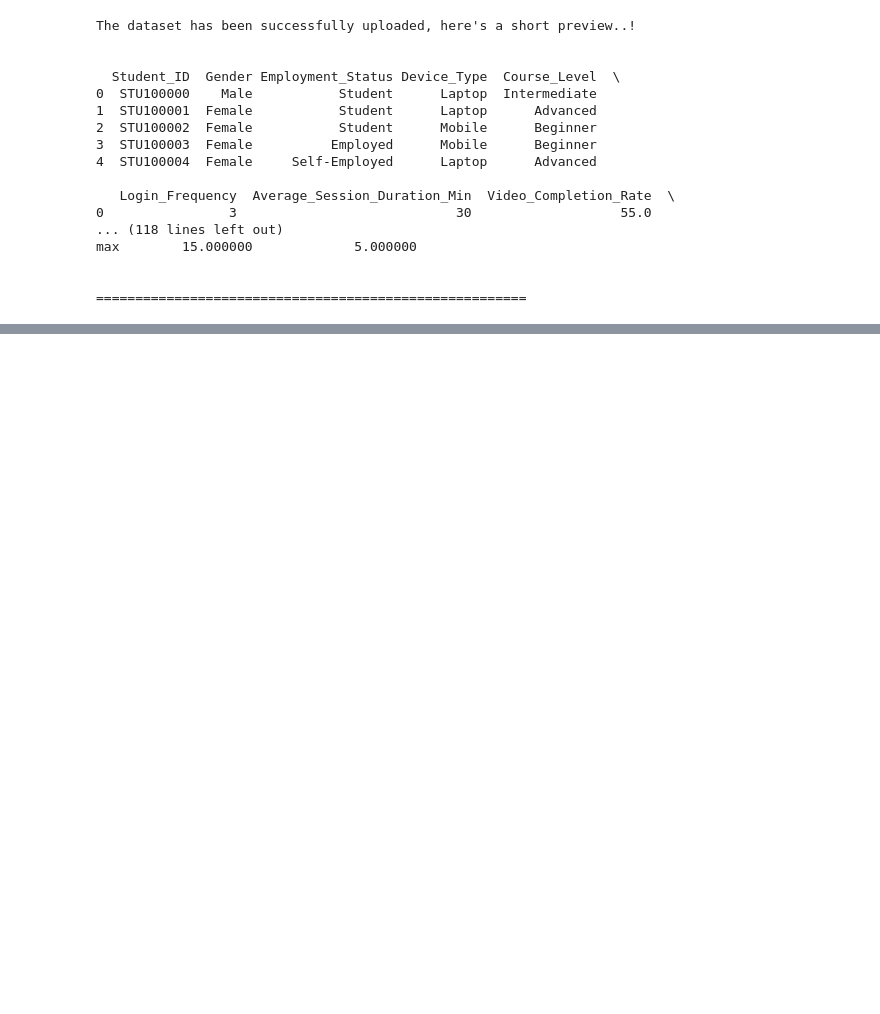
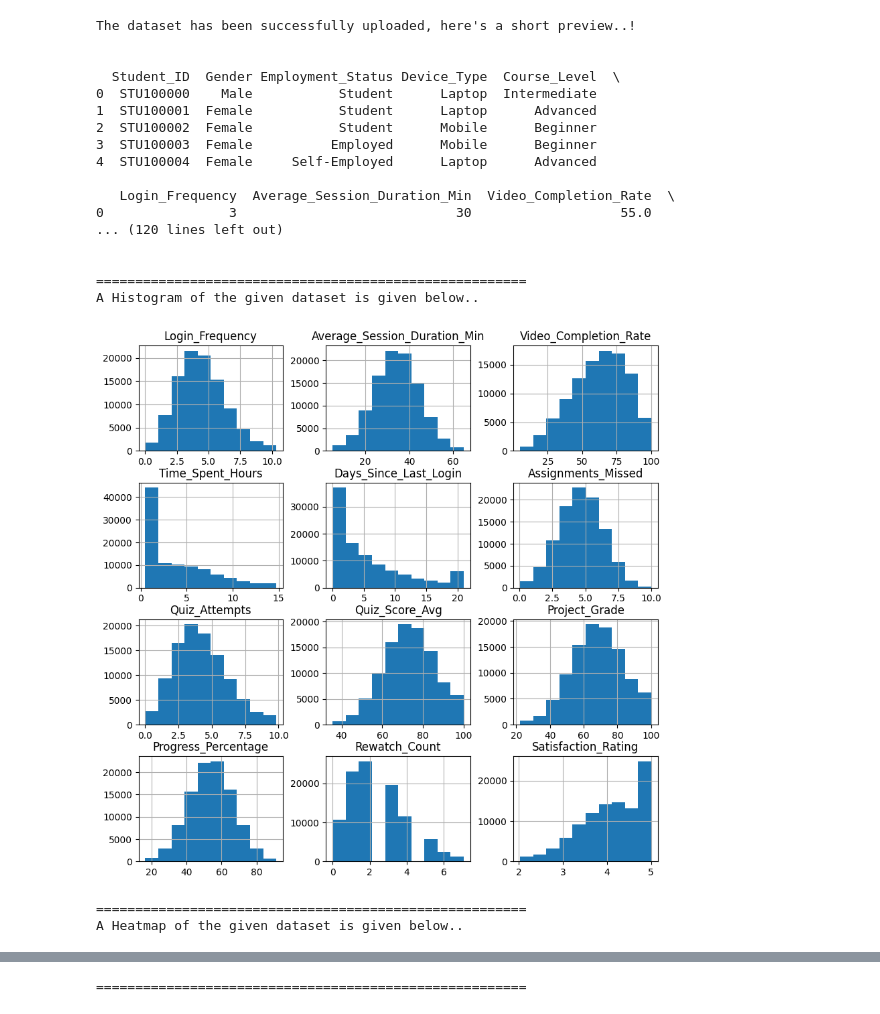
Before and after one commit to Aaditya-229/DataForge_1.0, a Jupyter notebook: ALL_in_one.ipynb, the cells around one changed output, grey strips where cells are left out. Drawn from its saved outputs; the diff is of its cells as text; code cells hidden in the pictures; blank space fills up the shorter version.

Commit message:
added a few modules, solved scaling and label encoding problems

```diff
--- a/ALL_in_one.ipynb
+++ b/ALL_in_one.ipynb
@@ -67,0 +159,37 @@ def summary_of_data(data):
+# %%
+import pandas as pd
+import numpy as np
+from sklearn.experimental import enable_iterative_imputer
+from sklearn.impute import IterativeImputer, KNNImputer
+
+def multivariate_imputation(data, strategy='knn', n_neighbors=5, max_iter=10):
+
+    df_imputed = data.copy()
+
+    num_cols = df_imputed.select_dtypes(include=[np.number]).columns
+
+    missing_count = df_imputed[num_cols].isnull().sum().sum()
+    if missing_count == 0:
+        print("No missing values found in numerical columns. Skipping imputation.")
+        return df_imputed
+
+    print(f"Starting multivariate imputation using '{strategy.upper()}' strategy...")
+    print(f" -> Found {missing_count} missing values to impute.\n")
+
+    if strategy == 'knn':
+        imputer = KNNImputer(n_neighbors=n_neighbors)
+    elif strategy == 'iterative':
+
+        imputer = IterativeImputer(max_iter=max_iter, random_state=42)
+    else:
+        print(f"❌ Strategy '{strategy}' not recognized. Defaulting to 'knn'.")
+        imputer = KNNImputer(n_neighbors=n_neighbors)
+
+
+    imputed_array = imputer.fit_transform(df_imputed[num_cols])
+    df_imputed[num_cols] = pd.DataFrame(imputed_array, columns=num_cols, index=df_imputed.index)
+
+    print(" -> Imputation complete.")
+    print("\n" + "=" * 55)
+
+    return df_imputed
@@ -68,25 +326,33 @@ def summary_of_data(data):
 # %%
 #Main_module
 
 file_name = DataIngestion.file_selection()
 data = DataIngestion.data_reading(file_name)
 new_data = DataIngestion.memory_downcasting(data)
 summary_of_data(new_data)
+col_removed_data = Remove_col(new_data)
+multivariate_imputed_data = multivariate_imputation(col_removed_data, strategy='knn', n_neighbors=5, max_iter=10)
+clipped_data = dynamic_outlier_clipping(multivariate_imputed_data)
+duplicate_removed_data = remove_duplicates(clipped_data)
+visual_Module(duplicate_removed_data)
 # %% [output]
 The dataset has been successfully uploaded, here's a short preview..!
 
 
   Student_ID  Gender Employment_Status Device_Type  Course_Level  \
 0  STU100000    Male           Student      Laptop  Intermediate
 1  STU100001  Female           Student      Laptop      Advanced
 2  STU100002  Female           Student      Mobile      Beginner
 3  STU100003  Female          Employed      Mobile      Beginner
 4  STU100004  Female     Self-Employed      Laptop      Advanced
 
    Login_Frequency  Average_Session_Duration_Min  Video_Completion_Rate  \
 0                3                            30                   55.0
-... (118 lines left out)
-max        15.000000             5.000000
+... (120 lines left out)
 
 
 =======================================================
+A Histogram of the given dataset is given below..
+[figure, added]
+=======================================================
+A Heatmap of the given dataset is given below..
@@ -92,0 +360 @@ max        15.000000             5.000000
+=======================================================
```
Also changed, not shown: parts of 8 cells of this notebook.
